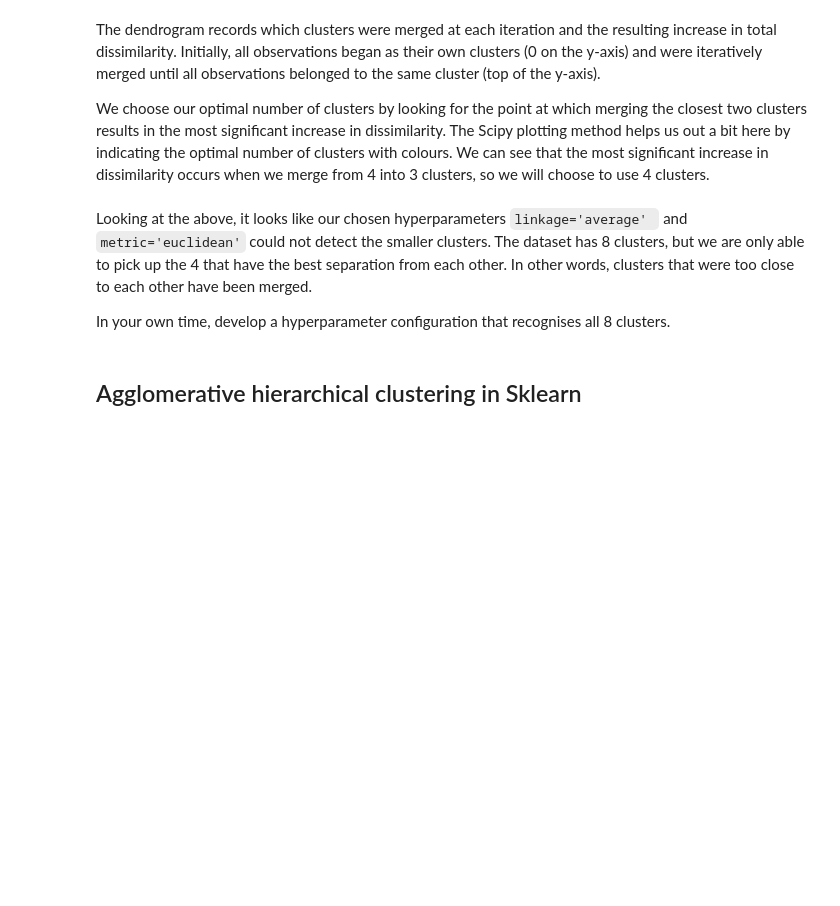
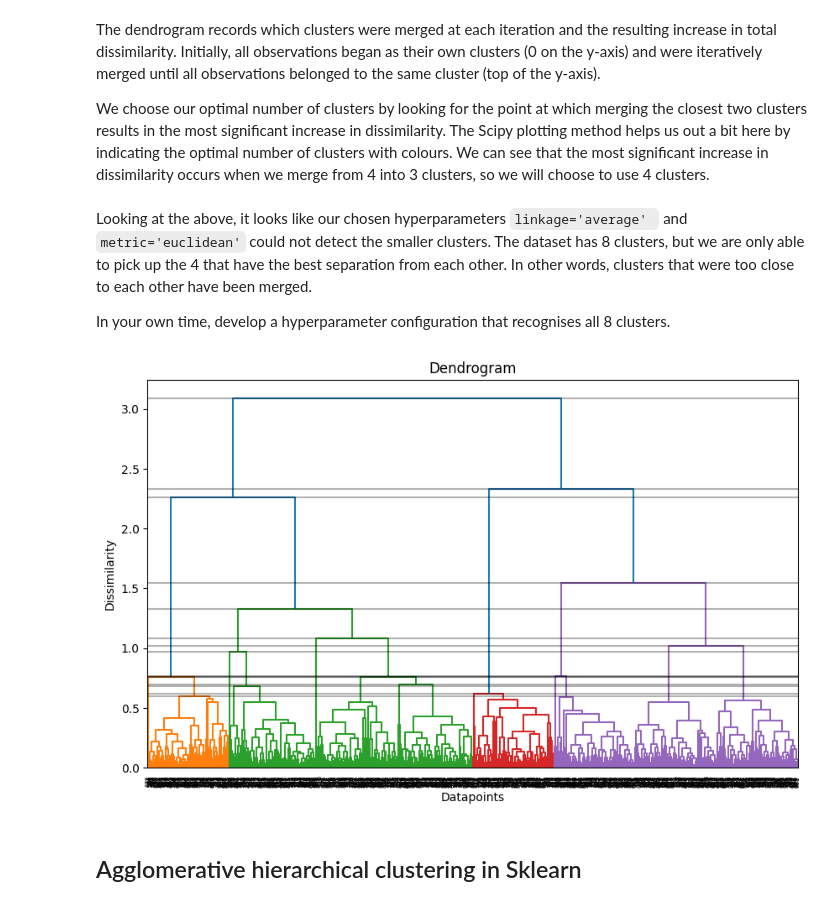
Before and after one commit to silasjimmy/ALX-Machine-Learning-Code-Challenges, a Jupyter notebook: unsupervised-learning/week-2/Hierarchical_clustering_example.ipynb, the cells around one changed output. Saved outputs shown, nothing was run; the diff lists cells and outputs as text; code cells hidden in the pictures; blank space fills up the shorter version.

Commit message:
refactor: complete unsupervised learning week 2 hierarchical clustering exercise

```diff
--- a/unsupervised-learning/week-2/Hierarchical_clustering_example.ipynb
+++ b/unsupervised-learning/week-2/Hierarchical_clustering_example.ipynb
@@ -231,6 +247,35 @@ We choose our optimal number of clusters by looking for the point at which mergi
 Looking at the above, it looks like our chosen hyperparameters `linkage='average' ` and `metric='euclidean'` could not detect the smaller clusters. The dataset has 8 clusters, but we are only able to pick up the 4 that have the best separation from each other. In other words, clusters that were too close to each other have been merged.
 
 In your own time, develop a hyperparameter configuration that recognises all 8 clusters.
+# %%
+linkage_matrix_8 = sch.linkage(X_scaled, method='average', metric='cityblock')
+
+plt.figure(figsize=(10,6))
+dendrogram = sch.dendrogram(linkage_matrix_8)
+
+z = linkage_matrix_8[:,2]
+
+for i in range(1,16):
+    rng = [z[-i],z[-i]]
+    dom = [0,40000]
+    plt.plot(dom,rng,'black', alpha=0.3)
+
+plt.title('Dendrogram')
+plt.xlabel('Datapoints')
+plt.ylabel('Dissimilarity')
+
+plt.show()
+
+# method='single', metric='euclidean' ~ 3 clusters
+# method='complete', metric='euclidean' ~ 4 clusters
+# method='average', metric='cityblock' (manhattan) ~ 4 clusters
+# method='single', metric='cityblock' (manhattan) ~ 2 clusters
+# method='complete', metric='cityblock' (manhattan) ~ 3 clusters
+# method='average', metric='chebyshev' ~ 4 clusters
+# method='single', metric='chebyshev' ~ 3 clusters
+# method='complete', metric='chebyshev' ~ 3 clusters
+# %% [output]
+[figure, added]
 # %% [markdown]
 ## Agglomerative hierarchical clustering in Sklearn
 # %% [markdown]
```
Also changed, not shown: parts of 8 cells of this notebook, 2 other files.
